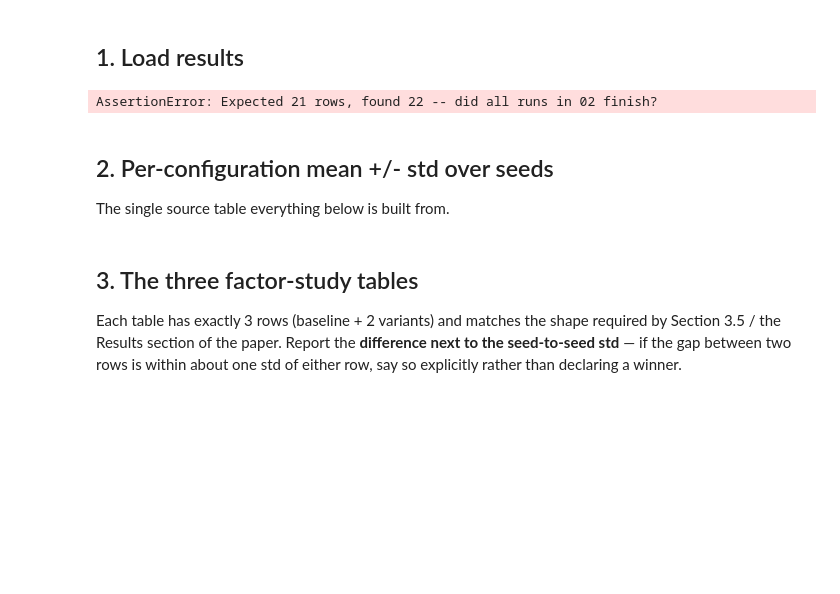
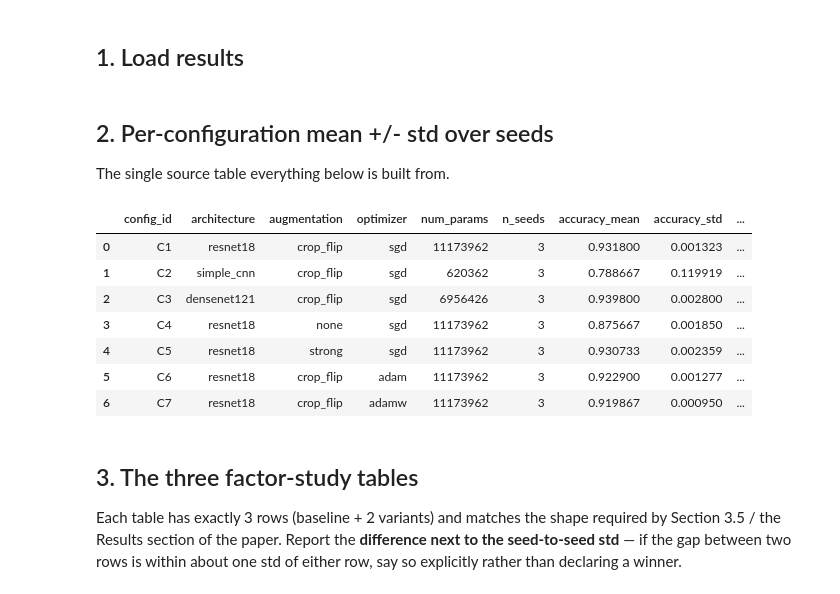
Before and after one commit to AngieAndia/DL-multi-class-ImageClassification, a Jupyter notebook: 03_results_aggregation.ipynb, the cells around one changed output. Drawn from its saved outputs; the diff is of its cells as text; code cells hidden in the pictures; blank space fills up the shorter version.

```diff
--- a/03_results_aggregation.ipynb
+++ b/03_results_aggregation.ipynb
@@ -21,19 +21,27 @@ import pipeline_config as cfg
 import pipeline_metrics as metrics
 
 raw_df = metrics.load_results(cfg.RESULTS_CSV_DEFAULT)
-assert len(raw_df) == 7 * 3, f"Expected 21 rows, found {len(raw_df)} -- did all runs in 02 finish?"
+#assert len(raw_df) == 7 * 3, f"Expected 21 rows, found {len(raw_df)} -- did all runs in 02 finish?"
 
 df = metrics.decode_json_columns(raw_df)   # parses the JSON-string columns back into dicts/lists
 df[["config_id", "architecture", "augmentation", "optimizer", "seed", "test_accuracy", "test_macro_f1"]]
+df.drop(df.index[0], inplace=True)
-# %% [output]
-AssertionError: Expected 21 rows, found 22 -- did all runs in 02 finish?
 # %% [markdown]
 ## 2. Per-configuration mean +/- std over seeds
 
 The single source table everything below is built from.
 # %%
-summary = metrics.aggregate_over_seeds(raw_df)
+summary = metrics.aggregate_over_seeds(df)
 summary
+# %% [output]
+|  | config_id | architecture | augmentation | optimizer | num_params | n_seeds | accuracy_mean | accuracy_std | ... |
+| 0 | C1 | resnet18 | crop_flip | sgd | 11173962 | 3 | 0.931800 | 0.001323 | ... |
+| 1 | C2 | simple_cnn | crop_flip | sgd | 620362 | 3 | 0.788667 | 0.119919 | ... |
+| 2 | C3 | densenet121 | crop_flip | sgd | 6956426 | 3 | 0.939800 | 0.002800 | ... |
+| 3 | C4 | resnet18 | none | sgd | 11173962 | 3 | 0.875667 | 0.001850 | ... |
+| 4 | C5 | resnet18 | strong | sgd | 11173962 | 3 | 0.930733 | 0.002359 | ... |
+| 5 | C6 | resnet18 | crop_flip | adam | 11173962 | 3 | 0.922900 | 0.001277 | ... |
+| 6 | C7 | resnet18 | crop_flip | adamw | 11173962 | 3 | 0.919867 | 0.000950 | ... |
 # %% [markdown]
 ## 3. The three factor-study tables
 
```
Also changed, not shown: parts of 10 cells of this notebook, 15 other files.
